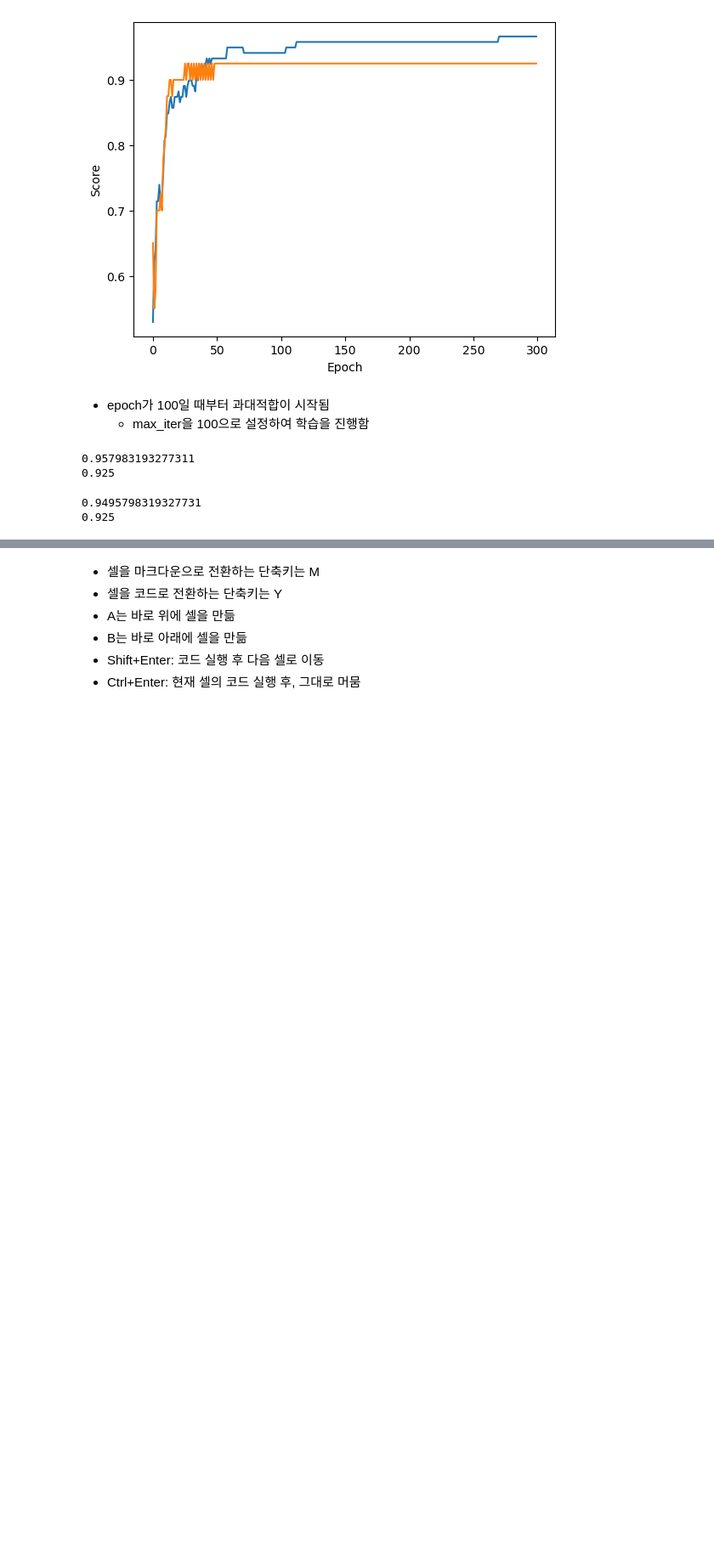
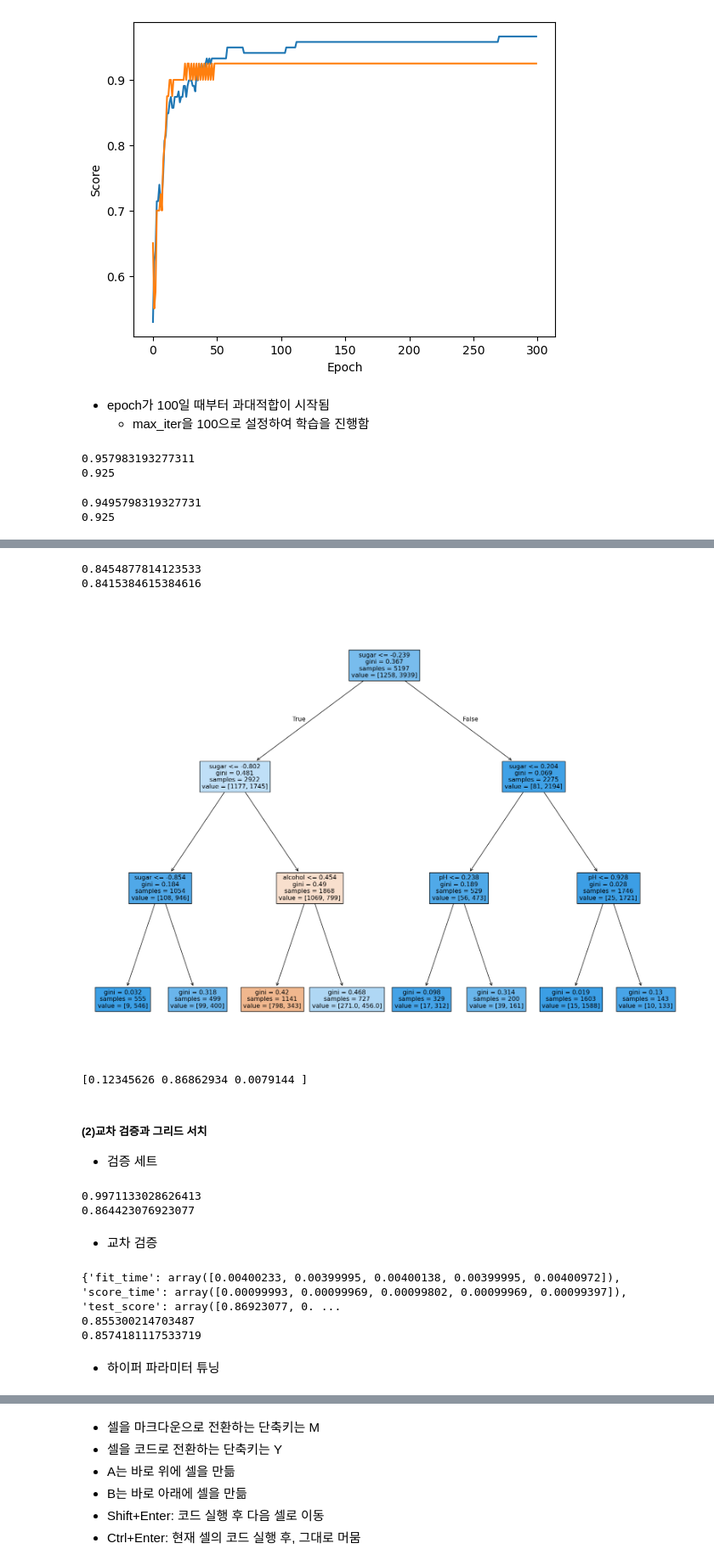
Before and after one commit to yccho1004/pythonBasic, a Jupyter notebook: HonGong-ML-DL_py/basics.ipynb, the cells around one changed output, grey strips where cells are left out. Shown at 85% size. Cells and saved outputs as stored; diff of their text form; code cells hidden in the pictures; blank space fills up the shorter version.

```diff
--- a/HonGong-ML-DL_py/basics.ipynb
+++ b/HonGong-ML-DL_py/basics.ipynb
@@ -723,0 +725,5 @@ print(sc.score(test_scaled, test_target))
+# %%
+#와인 샘플 데이터: https://bit.ly/wine_csv_data
+import pandas as pd
+wine = pd.read_csv("https://bit.ly/wine_csv_data") #샘플 데이터 수는 6,497개
+wine.head()
@@ -723,0 +812,70 @@ print(sc.score(test_scaled, test_target))
+# %%
+#사전 가지치기로 최대 깊이를 3으로 설정
+from sklearn.tree import DecisionTreeClassifier
+dt = DecisionTreeClassifier(max_depth=3, random_state=42)
+dt.fit(train_scaled, train_target)
+print(dt.score(train_scaled, train_target))
+print(dt.score(test_scaled, test_target))
+
+#트리 그리기
+plt.figure(figsize=(20,15))
+plot_tree(dt, filled=True, feature_names=['alcohol', 'sugar', 'pH'])
+plt.show()
+
+#특성 중요도: 트리에서 특성별로 사용되는 정도(정보이득x(현재 노드 데이터/전체 노드 데이터)를 해당 특성이 사용된 노드에 대해 더함)
+print(dt.feature_importances_)
+# %% [output]
+0.8454877814123533
+0.8415384615384616
+[figure, added]
+[0.12345626 0.86862934 0.0079144 ]
+# %% [markdown]
+##### (2)교차 검증과 그리드 서치
+* 검증 세트
+# %%
+#검증 세트 만들기
+import pandas as pd
+wine = pd.read_csv("https://bit.ly/wine_csv_data") #샘플 데이터 수는 6,497개
+
+data = wine[['alcohol', 'sugar', 'pH']] #3개 열을 입력 데이터로 추출함
+target = wine['class'] #1개 열을 타깃 데이터로 추출함
+
+#훈련 세트와 테스트 세트로 나눔
+from sklearn.model_selection import train_test_split
+train_input, test_input, train_target, test_target = train_test_split(data, target, test_size=0.2, random_state=42)
+
+#훈련 세트를 다시 나눔 -> 검증 세트 20%로 나눔
+sub_input, val_input, sub_target, val_target = train_test_split(train_input, train_target, test_size=0.2, random_state=42)
+
+#sub_input, sub_target, val_input, val_target를 사용하여 모델을 만들고 평가함
+from sklearn.tree import DecisionTreeClassifier
+dt = DecisionTreeClassifier(random_state=42)
+dt.fit(sub_input, sub_target)
+print(dt.score(sub_input, sub_target))
+print(dt.score(val_input, val_target))
+# %% [output]
+0.9971133028626413
+0.864423076923077
+# %% [markdown]
+* 교차 검증
+# %%
+#교차 검증(5-폴드 교차 검증)
+from sklearn.model_selection import cross_validate
+scores = cross_validate(dt, train_input, train_target)
+print(scores)
+
+#최종 검증 점수는 반환값에서 test_score키에 대한 값들의 평균으로 정해짐
+import numpy as np
+print(np.mean(scores['test_score']))
+
+#훈련 세트를 섞고 10-폴드 교차 검증을 수행함: 분할기를 만든 후 cv 매개변수에 지정함
+from sklearn.model_selection import StratifiedKFold
+splitter = StratifiedKFold(n_splits=10, shuffle=True, random_state=42) #분할기 생성
+scores = cross_validate(dt, train_input, train_target, cv=splitter)
+print(np.mean(scores['test_score']))
+# %% [output]
+{'fit_time': array([0.00400233, 0.00399995, 0.00400138, 0.00399995, 0.00400972]), 'score_time': array([0.00099993, 0.00099969, 0.00099802, 0.00099969, 0.00099397]), 'test_score': array([0.86923077, 0. ...
+0.855300214703487
+0.8574181117533719
+# %% [markdown]
+* 하이퍼 파라미터 튜닝
```
Also changed, not shown: parts of 7 cells of this notebook.
